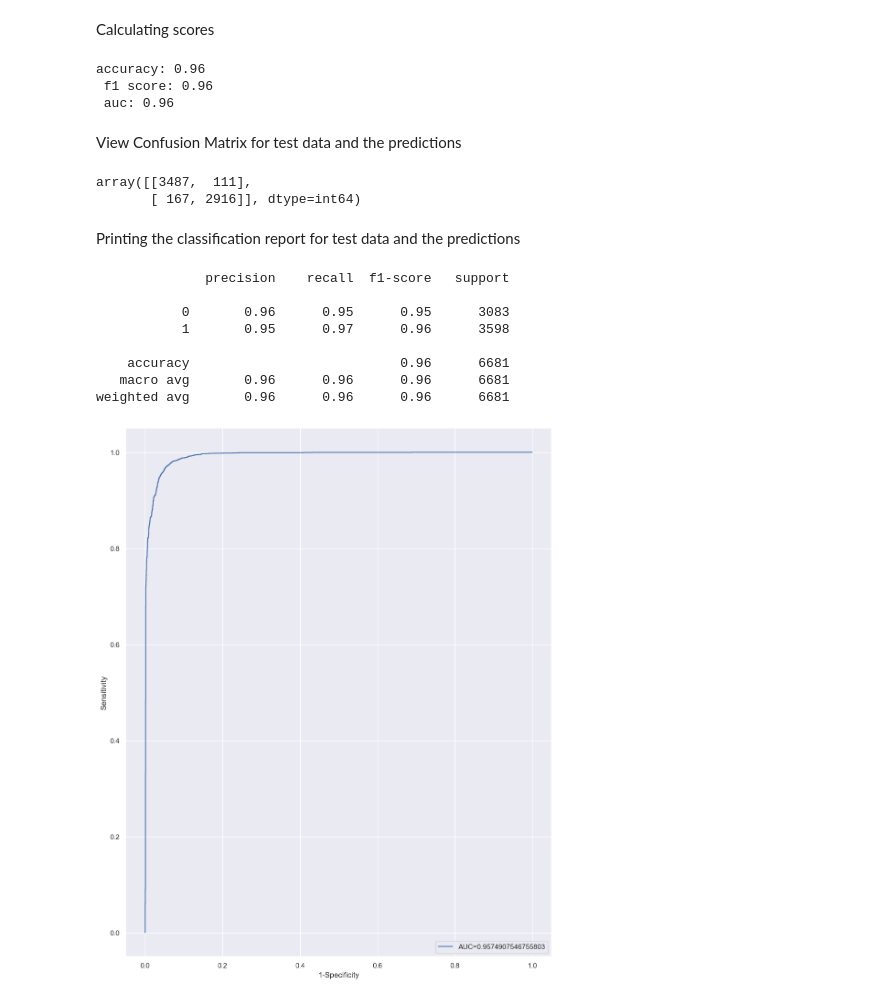
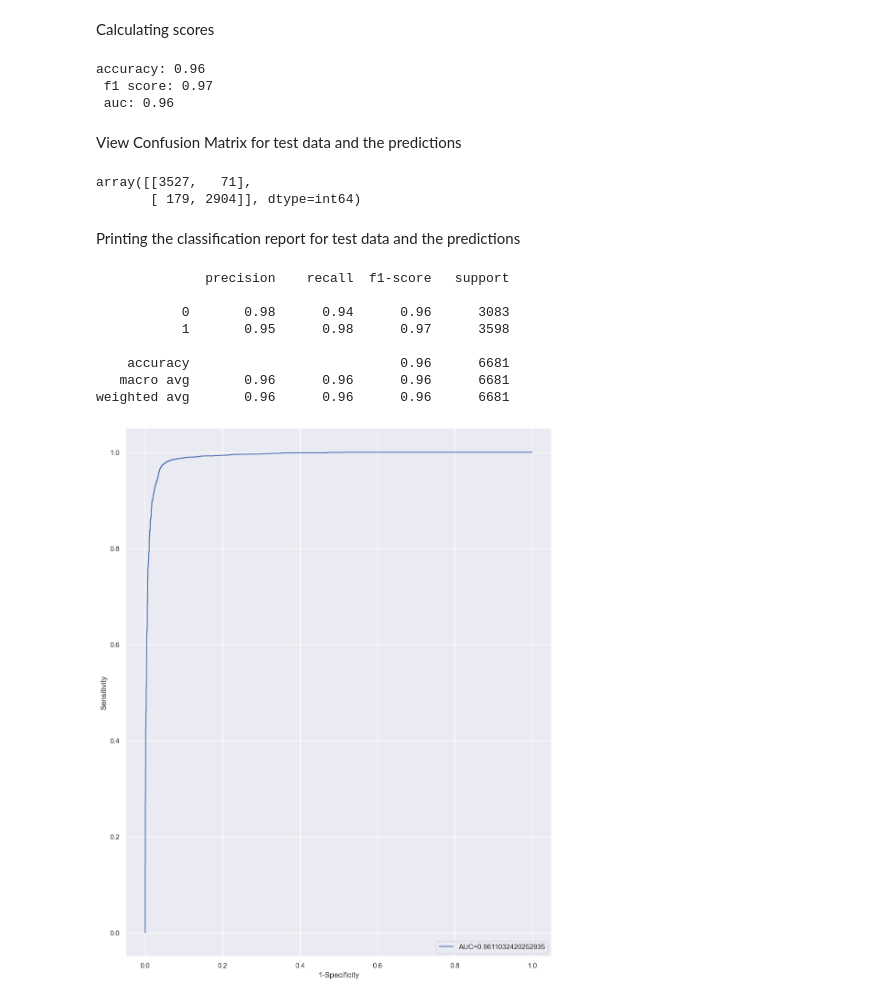
Before and after one commit to AndreyDanilin/Spotify_prediction, a Jupyter notebook: Spotify_prediction.ipynb, the cells around one changed output. Drawn from its saved outputs; the diff is of its cells as text; code cells hidden in the pictures.

```diff
--- a/Spotify_prediction.ipynb
+++ b/Spotify_prediction.ipynb
@@ -425,22 +363,30 @@ X_train
 # %%
 #define models
 models = {
-    "                   Logistic Regression": LogisticRegression(random_state=RANDOM_STATE),
+    "                   Logistic Regression": LogisticRegression(random_state=RANDOM_STATE, max_iter=500000),
     "                   K-Nearest Neighbors": KNeighborsClassifier(),
-    "Support Vector Machine (Linear Kernel)": LinearSVC(random_state=RANDOM_STATE),
-    "   Support Vector Machine (RBF Kernel)": SVC(random_state=RANDOM_STATE),
-    "               Neural Network(sklearn)": MLPClassifier(max_iter=500, random_state=RANDOM_STATE),
+    "Support Vector Machine (Linear Kernel)": LinearSVC(random_state=RANDOM_STATE, max_iter=500000),
+    "   Support Vector Machine (RBF Kernel)": SVC(random_state=RANDOM_STATE, max_iter=500000),
+    "               Neural Network(sklearn)": MLPClassifier(max_iter=500000, random_state=RANDOM_STATE),
     "                         Random Forest": RandomForestClassifier(random_state=RANDOM_STATE),
     "                              Catboost": CatBoostClassifier(logging_level = 'Silent',random_state=RANDOM_STATE),
-    "                               xgboost": xgb.XGBClassifier(random_state=RANDOM_STATE),
+    "                               Xgboost": xgb.XGBClassifier(random_state=RANDOM_STATE),
+    "                                   LDA": LinearDiscriminantAnalysis(),
+    "                           Naive Bayes": GaussianNB(),
+    "                                 Ridge": Ridge(random_state=RANDOM_STATE, max_iter=500000),
 }
+#define preprocessor
+categorical_cols = ['artist', 'decade_of_release']
+numerical_cols = [col for col in X.columns if col not in categorical_cols]
+preprocessor = ColumnTransformer([
+    ('artist_encoder', TargetEncoder(smooth="auto", random_state=RANDOM_STATE), ['artist']),
+    ('decade_encoder', OneHotEncoder(drop='first', sparse_output=False), ['decade_of_release']),
+    ('scaler', StandardScaler(), numerical_cols)
+], remainder='passthrough')
 # %%
 #3-fold cross validation for choosing the top models
 mean_df = []
-#Set model for text embeddings
-
 for name, model in models.items():
-    preprocessor = ColumnTransformer([('artist_encoder', TargetEncoder(smooth="auto"), ['artist']),], remainder='passthrough')
     mean_arr = {}
     cv = KFold(n_splits=3, shuffle=True, random_state=RANDOM_STATE)
     pipe = Pipeline([
@@ -779,50 +825,48 @@ Feature: track_emb_383, Importance: 0.00
 # %% [markdown]
 Calculating scores
 # %%
-X_train_valid_t = preprocessor.transform(X_train_valid)
-X_test_t = preprocessor.transform(X_test)
-catboost_model.fit(X_train_valid_t, y_train_valid)
-catboost_predict = catboost_model.predict(X_test_t)
-cb_accuracy = accuracy_score(y_test, catboost_predict)
-cb_f1 = f1_score(y_test, catboost_predict)
-cb_roc_auc = roc_auc_score(y_test, catboost_predict)
-print(f'accuracy: {cb_accuracy:.2f}\n f1 score: {cb_f1:.2f}\n auc: {cb_roc_auc:.2f}')
+xgb_pipe.fit(X_train_valid, y_train_valid)
+xgb_predict = xgb_pipe.predict(X_test)
+xgb_accuracy = accuracy_score(y_test, xgb_predict)
+xgb_f1 = f1_score(y_test, xgb_predict)
+xgb_roc_auc = roc_auc_score(y_test, xgb_predict)
+print(f'accuracy: {xgb_accuracy:.2f}\n f1 score: {xgb_f1:.2f}\n auc: {xgb_roc_auc:.2f}')
 # %% [output]
 accuracy: 0.96
- f1 score: 0.96
+ f1 score: 0.97
  auc: 0.96
 # %% [markdown]
 View Confusion Matrix for test data and the predictions
 # %%
-confusion_matrix(y_test, catboost_predict, labels=[1, 0])
+confusion_matrix(y_test, xgb_predict, labels=[1, 0])
 # %% [output]
-array([[3487,  111],
-       [ 167, 2916]], dtype=int64)
+array([[3527,   71],
+       [ 179, 2904]], dtype=int64)
 # %% [markdown]
 Printing the classification report for test data and the predictions
 # %%
-print(classification_report(y_test, catboost_predict))
+print(classification_report(y_test, xgb_predict))
 # %% [output]
               precision    recall  f1-score   support
 
-           0       0.96      0.95      0.95      3083
-           1       0.95      0.97      0.96      3598
+           0       0.98      0.94      0.96      3083
+           1       0.95      0.98      0.97      3598
 
     accuracy                           0.96      6681
    macro avg       0.96      0.96      0.96      6681
 weighted avg       0.96      0.96      0.96      6681
 # %%
-y_prob= catboost_model.predict_proba(X_test_t)
+y_prob = xgb_pipe.predict_proba(X_test)
 # %%
 prob_1 = y_prob[::,1]
 # %%
 fpr, tpr, _ = roc_curve(y_test,  prob_1)
 
 #create ROC curve
-plt.plot(fpr,tpr, label="AUC="+str(cb_roc_auc))
+plt.plot(fpr,tpr, label="AUC="+str(xgb_roc_auc))
 plt.ylabel('Sensitivity')
 plt.xlabel('1-Specificity')
 plt.legend(loc=4)
 plt.show()
 # %% [output]
-[figure, old version]
+[figure, new version]
```
Also changed, not shown: parts of 38 cells of this notebook, 3 other files.
